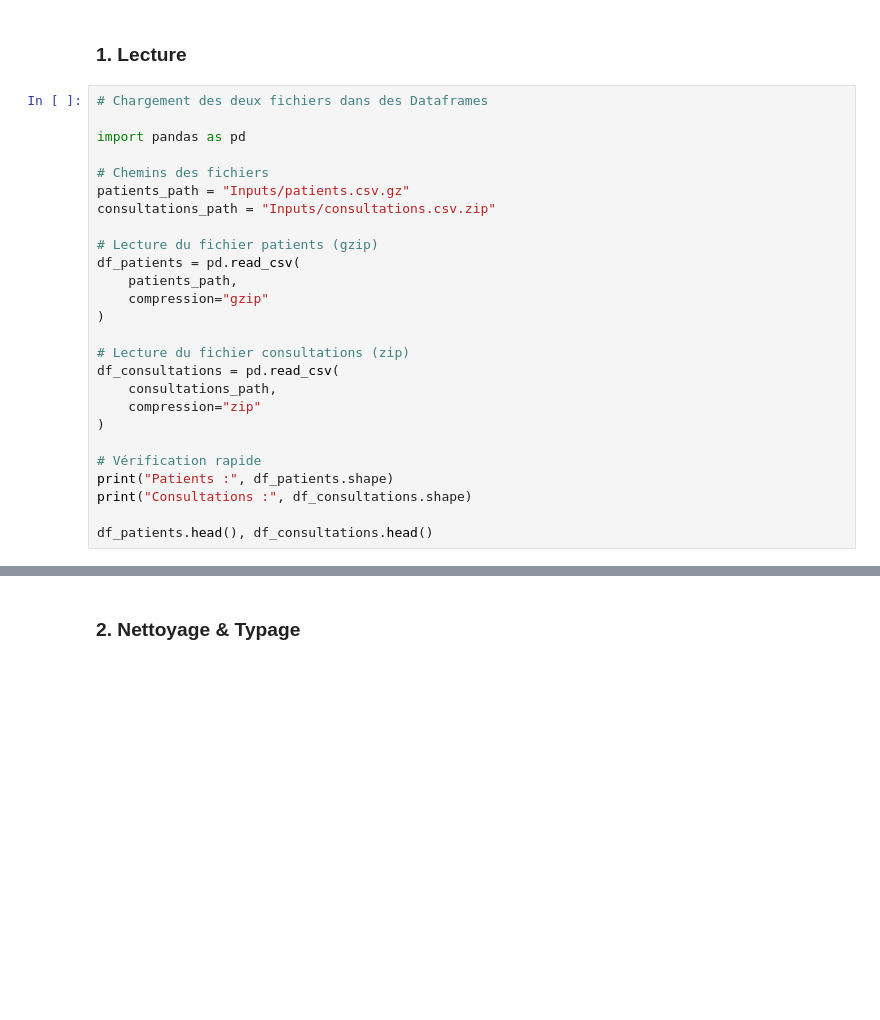
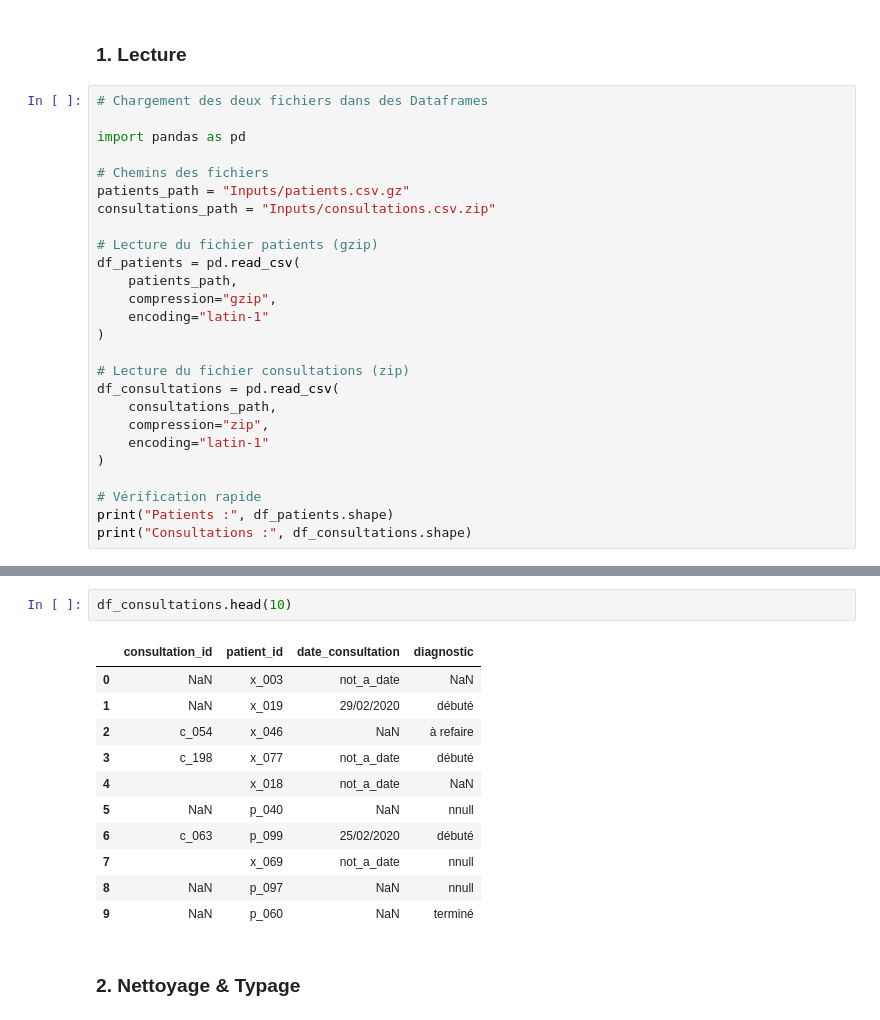
Before and after one commit to leagravellard/Mise_en_situation---REF-DATA, a Jupyter notebook: I. Traitement de données en Python/notebook.ipynb, the cells around one changed output, grey strips where cells are left out. Drawn from its saved outputs; the diff is of its cells as text; blank space fills up the shorter version.

```diff
--- a/I. Traitement de données en Python/notebook.ipynb
+++ b/I. Traitement de données en Python/notebook.ipynb
@@ -22,17 +22,17 @@ consultations_path = "Inputs/consultations.csv.zip"
 # Lecture du fichier patients (gzip)
 df_patients = pd.read_csv(
     patients_path,
-    compression="gzip"
+    compression="gzip",
+    encoding="latin-1"
 )
 
 # Lecture du fichier consultations (zip)
 df_consultations = pd.read_csv(
     consultations_path,
-    compression="zip"
+    compression="zip",
+    encoding="latin-1"
 )
 
 # Vérification rapide
 print("Patients :", df_patients.shape)
 print("Consultations :", df_consultations.shape)
-
-df_patients.head(), df_consultations.head()
@@ -39,2 +56,16 @@ df_patients.head(), df_consultations.head()
+# %%
+df_consultations.head(10)
+# %% [output]
+|  | consultation_id | patient_id | date_consultation | diagnostic |
+| 0 | NaN | x_003 | not_a_date | NaN |
+| 1 | NaN | x_019 | 29/02/2020 | débuté |
+| 2 | c_054 | x_046 | NaN | à refaire |
+| 3 | c_198 | x_077 | not_a_date | débuté |
+| 4 |  | x_018 | not_a_date | NaN |
+| 5 | NaN | p_040 | NaN | nnull |
+| 6 | c_063 | p_099 | 25/02/2020 | débuté |
+| 7 |  | x_069 | not_a_date | nnull |
+| 8 | NaN | p_097 | NaN | nnull |
+| 9 | NaN | p_060 | NaN | terminé |
 # %% [markdown]
 ### 2. Nettoyage & Typage
```
Also changed, not shown: parts of 22 cells of this notebook, 1 other file.
